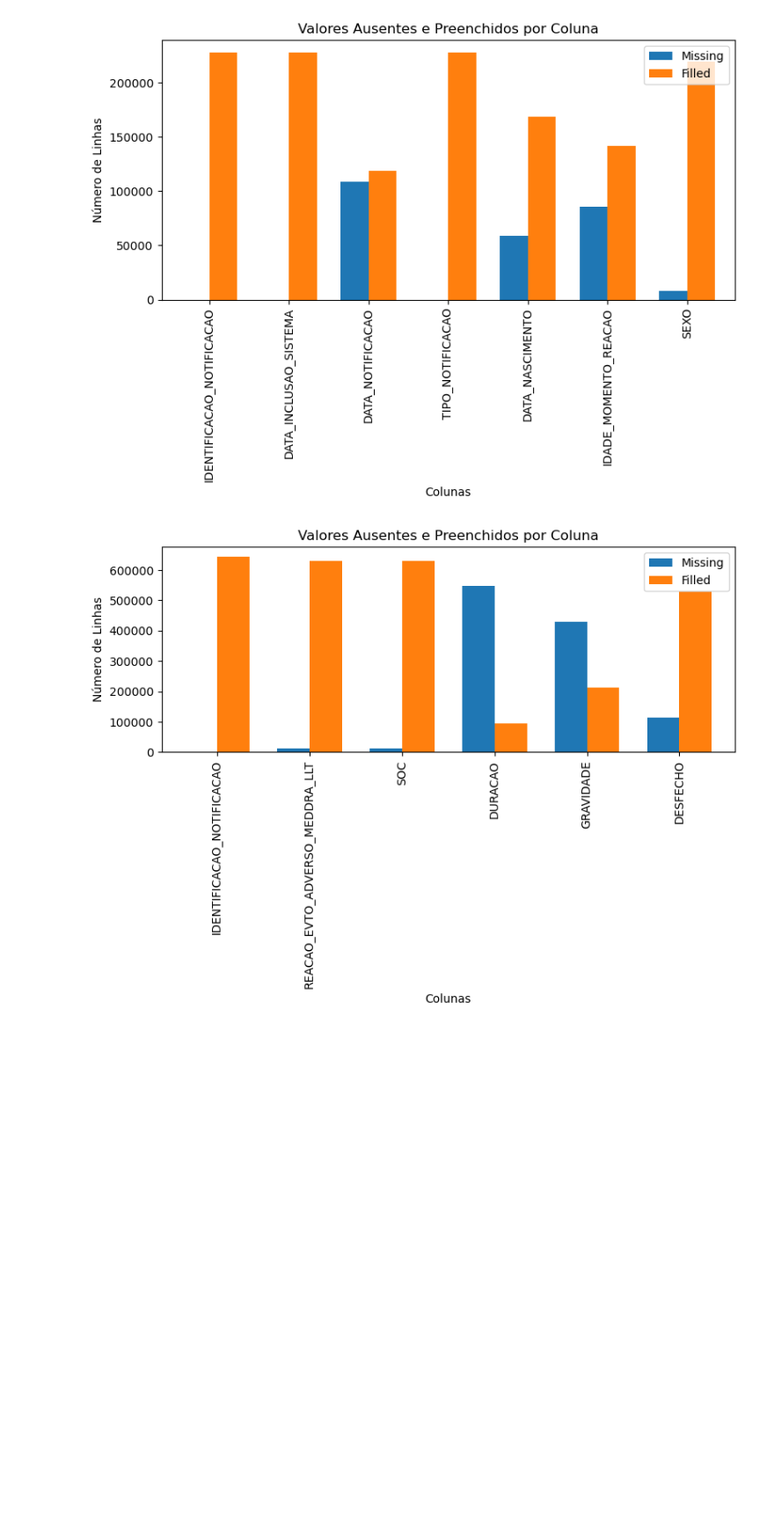
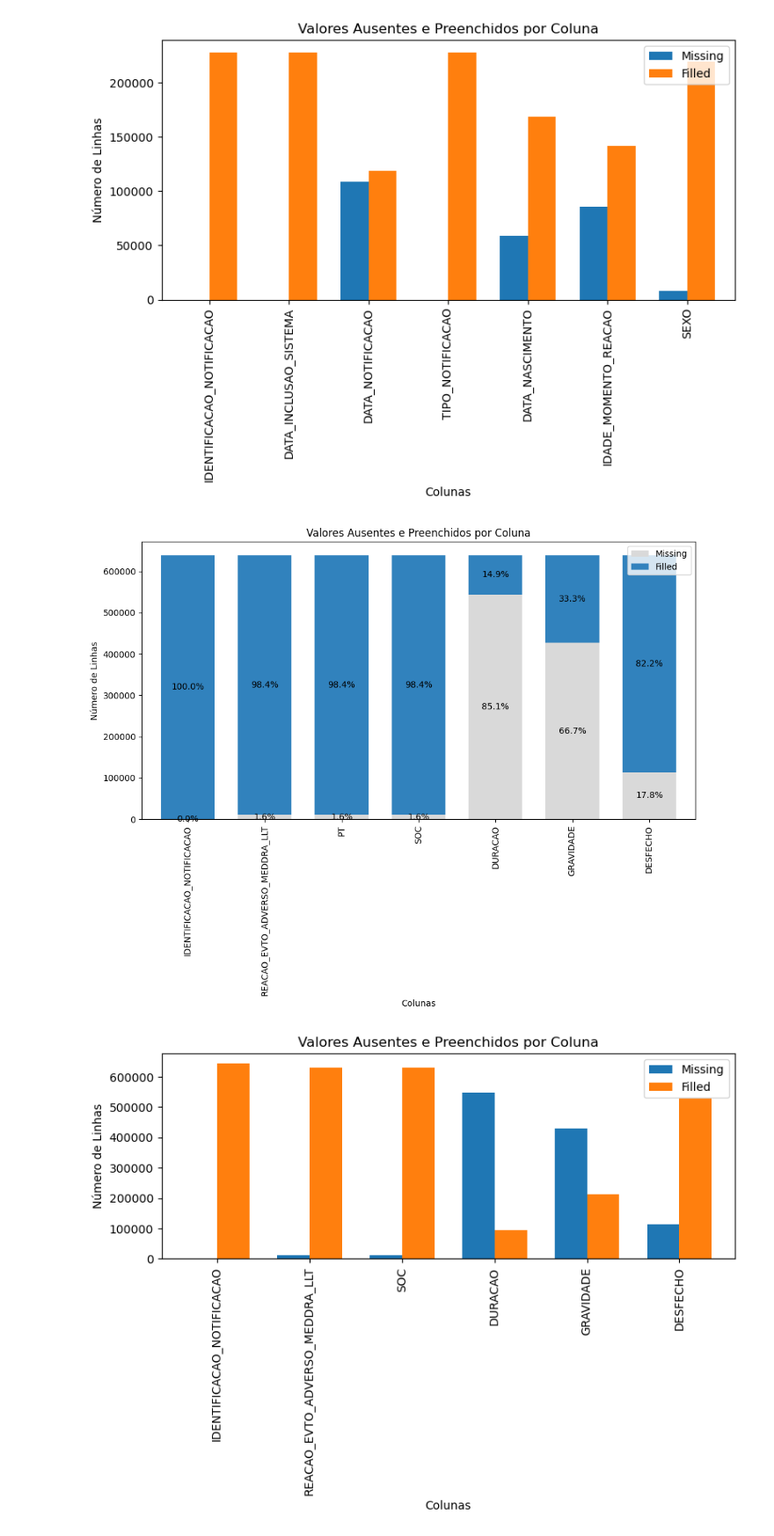
Before and after one commit to isabelaamatto/projeto_extensao, a Jupyter notebook: vigimed.ipynb, the cells around one changed output. Shown at 88% size. Saved outputs shown, nothing was run; the diff lists cells and outputs as text; code cells hidden in the pictures; blank space fills up the shorter version.

```diff
--- a/vigimed.ipynb
+++ b/vigimed.ipynb
@@ -57,0 +216,7 @@ medicamentos = pd.read_csv('VigiMed_Medicamentos.csv', sep=';',
+# %%
+# removendo as duplicatas dos dataframes reacoes e medicamentos
+reacoes_sem_duplicatas = reacoes.drop_duplicates()
+medicamentos_sem_duplicatas = medicamentos.drop_duplicates()
+# verificando se as duplicatas foram removidas
+print(reacoes_sem_duplicatas.duplicated().sum())
+print(medicamentos_sem_duplicatas.duplicated().sum())
@@ -88,4 +310,30 @@ plt.show()
 reacoes_missing = reacoes_filtrado.isnull().sum()
 reacoes_filled = reacoes_filtrado.notnull().sum()
 reac_missing_filled = pd.DataFrame({'Missing':reacoes_missing, 'Filled':reacoes_filled})
+# %%
+# Gráfico de barras empilhadas com porcentagens como rótulos - Dataframe Reações
+# Calculando o total por coluna para obter as porcentagens
+total_values_reac = reac_missing_filled.sum(axis=1)
+
+fig, ax = plt.subplots(figsize=(10, 8))
+
+# Cria as barras empilhadas
+reac_missing_filled.plot(kind='bar', width=0.7, stacked=True, ax=ax, colormap='tab20c_r')
+
+# Adiciona rótulos às barras
+for container in ax.containers:
+    labels = [f'{(v / total_values_reac[i] * 100):.1f}%' if total_values_reac.iloc[i] > 0 else ''
+              for i, v in enumerate(container.datavalues)]
+    ax.bar_label(container, labels=labels, label_type='center')
+
+# Ajusta os rótulos e layout
+plt.xlabel('Colunas')
+plt.ylabel('Número de Linhas')
+plt.title('Valores Ausentes e Preenchidos por Coluna')
+plt.xticks(rotation=90)
+plt.tight_layout()
+
+plt.show()
+# %% [output]
+[figure, added]
 # %%
```
Also changed, not shown: parts of 132 cells of this notebook.
